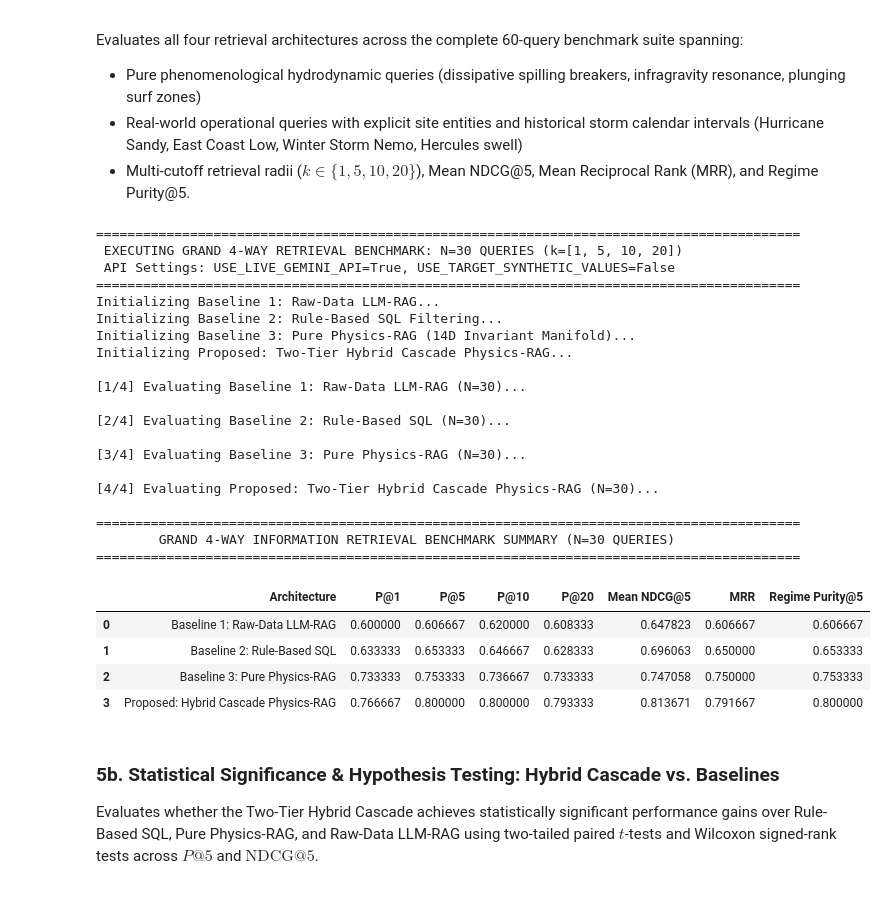
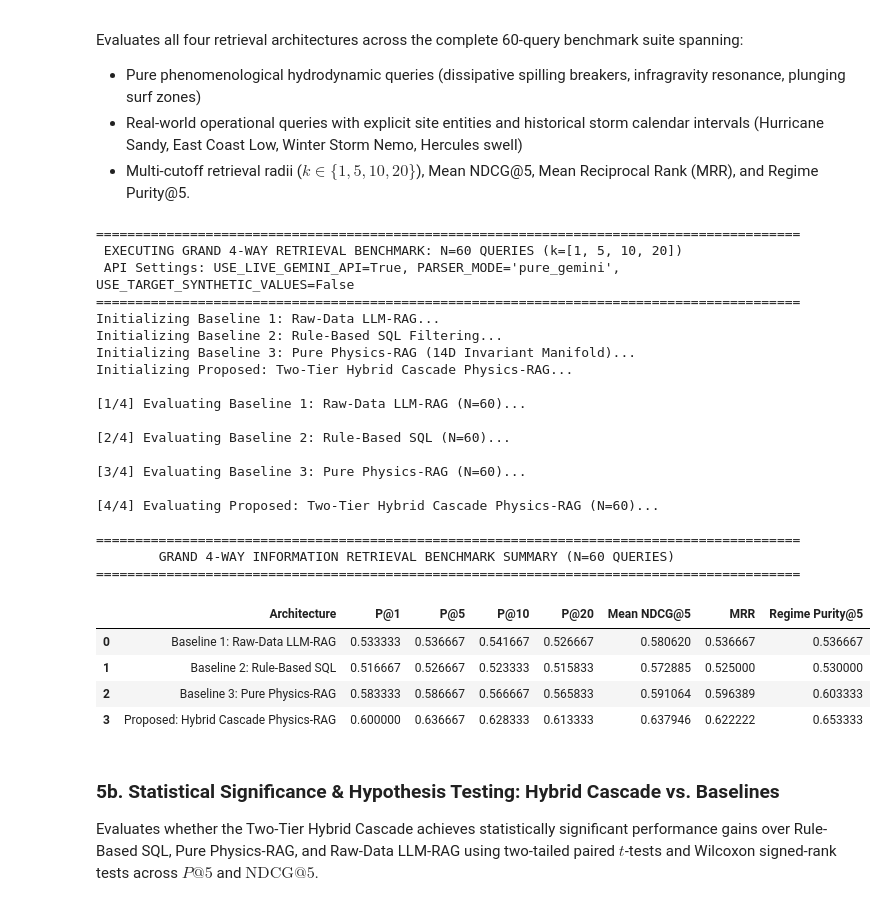
Before and after one commit to sam-tritto/unified-coastal-erosion-index, a Jupyter notebook: 04_Physics_RAG_Deployment.ipynb, the cells around one changed output. Cells and saved outputs as stored; diff of their text form; code cells hidden in the pictures.

```diff
--- a/04_Physics_RAG_Deployment.ipynb
+++ b/04_Physics_RAG_Deployment.ipynb
@@ -662,7 +661,8 @@ k_radius_list = [1, 5, 10, 20]
 
 print(f"==========================================================================================")
 print(f" EXECUTING GRAND 4-WAY RETRIEVAL BENCHMARK: N={N_BENCHMARK} QUERIES (k={k_radius_list})")
-print(f" API Settings: USE_LIVE_GEMINI_API={USE_LIVE_GEMINI_API}, USE_TARGET_SYNTHETIC_VALUES={USE_TARGET_SYNTHETIC_VALUES}")
+PARSER_MODE_ACTIVE = globals().get("PARSER_MODE", "pure_gemini")
+print(f" API Settings: USE_LIVE_GEMINI_API={USE_LIVE_GEMINI_API}, PARSER_MODE='{PARSER_MODE_ACTIVE}', USE_TARGET_SYNTHETIC_VALUES={USE_TARGET_SYNTHETIC_VALUES}")
 print(f"==========================================================================================")
 
 # 1. Initialize Baseline Engines
@@ -693,6 +693,7 @@ df_llm_res, summary_llm = evaluate_rag_benchmark_suite(
     n_queries=N_BENCHMARK,
     k_list=k_radius_list,
     use_llm_parser=USE_LIVE_GEMINI_API,
+    parser_mode=PARSER_MODE_ACTIVE,
     allow_synthetic_probes=USE_TARGET_SYNTHETIC_VALUES,
 )
 
@@ -703,6 +704,7 @@ df_sql_res, summary_sql = evaluate_rag_benchmark_suite(
     n_queries=N_BENCHMARK,
     k_list=k_radius_list,
     use_llm_parser=USE_LIVE_GEMINI_API,
+    parser_mode=PARSER_MODE_ACTIVE,
     allow_synthetic_probes=USE_TARGET_SYNTHETIC_VALUES,
 )
 
@@ -713,6 +715,7 @@ df_phys_res, summary_phys = evaluate_rag_benchmark_suite(
     n_queries=N_BENCHMARK,
     k_list=k_radius_list,
     use_llm_parser=USE_LIVE_GEMINI_API,
+    parser_mode=PARSER_MODE_ACTIVE,
     allow_synthetic_probes=USE_TARGET_SYNTHETIC_VALUES,
 )
 
@@ -723,6 +726,7 @@ df_hybrid_res, summary_hybrid = evaluate_rag_benchmark_suite(
     n_queries=N_BENCHMARK,
     k_list=k_radius_list,
     use_llm_parser=USE_LIVE_GEMINI_API,
+    parser_mode=PARSER_MODE_ACTIVE,
     allow_synthetic_probes=USE_TARGET_SYNTHETIC_VALUES,
 )
 
@@ -762,44 +766,44 @@ df_grand_comparison = pd.DataFrame([
         "Architecture": "Proposed: Hybrid Cascade Physics-RAG",
         "P@1": summary_hybrid.get("mean_p_at_1", 0.0),
         "P@5": summary_hybrid.get("mean_p_at_5", 0.0),
         "P@10": summary_hybrid.get("mean_p_at_10", 0.0),
         "P@20": summary_hybrid.get("mean_p_at_20", 0.0),
         "Mean NDCG@5": summary_hybrid.get("mean_ndcg_at_5", 0.0),
         "MRR": summary_hybrid.get("mean_mrr", 0.0),
         "Regime Purity@5": summary_hybrid.get("regime_purity_at_5", 0.0),
     },
 ])
 
 print("\n==========================================================================================")
 print(f"        GRAND 4-WAY INFORMATION RETRIEVAL BENCHMARK SUMMARY (N={N_BENCHMARK} QUERIES)      ")
 print("==========================================================================================")
 display(df_grand_comparison)
 # %% [output]
 ==========================================================================================
- EXECUTING GRAND 4-WAY RETRIEVAL BENCHMARK: N=30 QUERIES (k=[1, 5, 10, 20])
- API Settings: USE_LIVE_GEMINI_API=True, USE_TARGET_SYNTHETIC_VALUES=False
+ EXECUTING GRAND 4-WAY RETRIEVAL BENCHMARK: N=60 QUERIES (k=[1, 5, 10, 20])
+ API Settings: USE_LIVE_GEMINI_API=True, PARSER_MODE='pure_gemini', USE_TARGET_SYNTHETIC_VALUES=False
 ==========================================================================================
 Initializing Baseline 1: Raw-Data LLM-RAG...
 Initializing Baseline 2: Rule-Based SQL Filtering...
 Initializing Baseline 3: Pure Physics-RAG (14D Invariant Manifold)...
 Initializing Proposed: Two-Tier Hybrid Cascade Physics-RAG...
 
-[1/4] Evaluating Baseline 1: Raw-Data LLM-RAG (N=30)...
+[1/4] Evaluating Baseline 1: Raw-Data LLM-RAG (N=60)...
 
-[2/4] Evaluating Baseline 2: Rule-Based SQL (N=30)...
+[2/4] Evaluating Baseline 2: Rule-Based SQL (N=60)...
 
-[3/4] Evaluating Baseline 3: Pure Physics-RAG (N=30)...
+[3/4] Evaluating Baseline 3: Pure Physics-RAG (N=60)...
 
-[4/4] Evaluating Proposed: Two-Tier Hybrid Cascade Physics-RAG (N=30)...
+[4/4] Evaluating Proposed: Two-Tier Hybrid Cascade Physics-RAG (N=60)...
 
 ==========================================================================================
-        GRAND 4-WAY INFORMATION RETRIEVAL BENCHMARK SUMMARY (N=30 QUERIES)
+        GRAND 4-WAY INFORMATION RETRIEVAL BENCHMARK SUMMARY (N=60 QUERIES)
 ==========================================================================================
 |  | Architecture | P@1 | P@5 | P@10 | P@20 | Mean NDCG@5 | MRR | Regime Purity@5 |
-| 0 | Baseline 1: Raw-Data LLM-RAG | 0.600000 | 0.606667 | 0.620000 | 0.608333 | 0.647823 | 0.606667 | 0.606667 |
-| 1 | Baseline 2: Rule-Based SQL | 0.633333 | 0.653333 | 0.646667 | 0.628333 | 0.696063 | 0.650000 | 0.653333 |
-| 2 | Baseline 3: Pure Physics-RAG | 0.733333 | 0.753333 | 0.736667 | 0.733333 | 0.747058 | 0.750000 | 0.753333 |
-| 3 | Proposed: Hybrid Cascade Physics-RAG | 0.766667 | 0.800000 | 0.800000 | 0.793333 | 0.813671 | 0.791667 | 0.800000 |
+| 0 | Baseline 1: Raw-Data LLM-RAG | 0.533333 | 0.536667 | 0.541667 | 0.526667 | 0.580620 | 0.536667 | 0.536667 |
+| 1 | Baseline 2: Rule-Based SQL | 0.516667 | 0.526667 | 0.523333 | 0.515833 | 0.572885 | 0.525000 | 0.530000 |
+| 2 | Baseline 3: Pure Physics-RAG | 0.583333 | 0.586667 | 0.566667 | 0.565833 | 0.591064 | 0.596389 | 0.603333 |
+| 3 | Proposed: Hybrid Cascade Physics-RAG | 0.600000 | 0.636667 | 0.628333 | 0.613333 | 0.637946 | 0.622222 | 0.653333 |
 # %% [markdown]
 ### 5b. Statistical Significance & Hypothesis Testing: Hybrid Cascade vs. Baselines
 Evaluates whether the Two-Tier Hybrid Cascade achieves statistically significant performance gains over Rule-Based SQL, Pure Physics-RAG, and Raw-Data LLM-RAG using two-tailed paired $t$-tests and Wilcoxon signed-rank tests across $P@5$ and $\text{NDCG}@5$.
```
Also changed, not shown: parts of 7 cells of this notebook, 5 other files.
